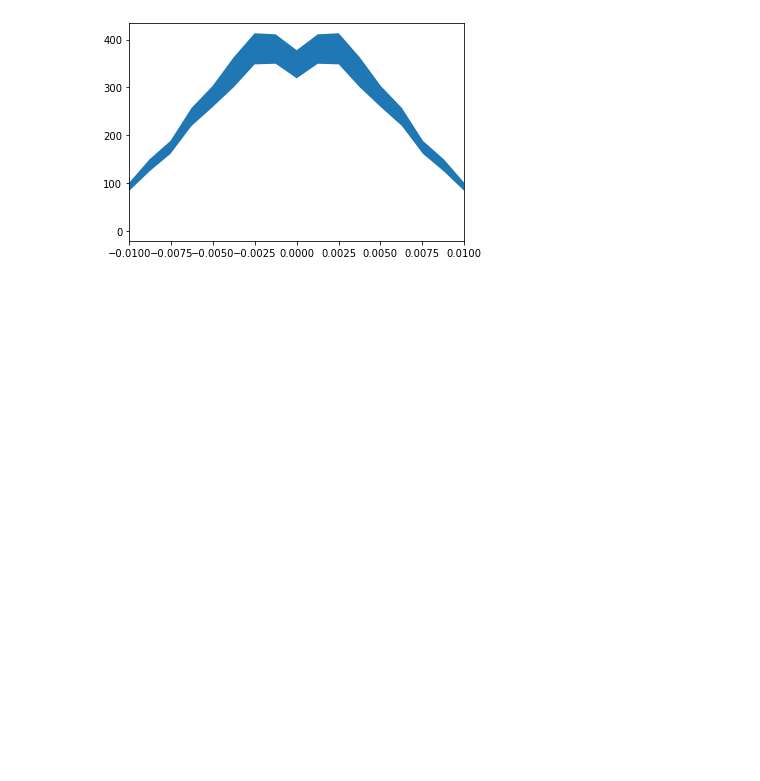
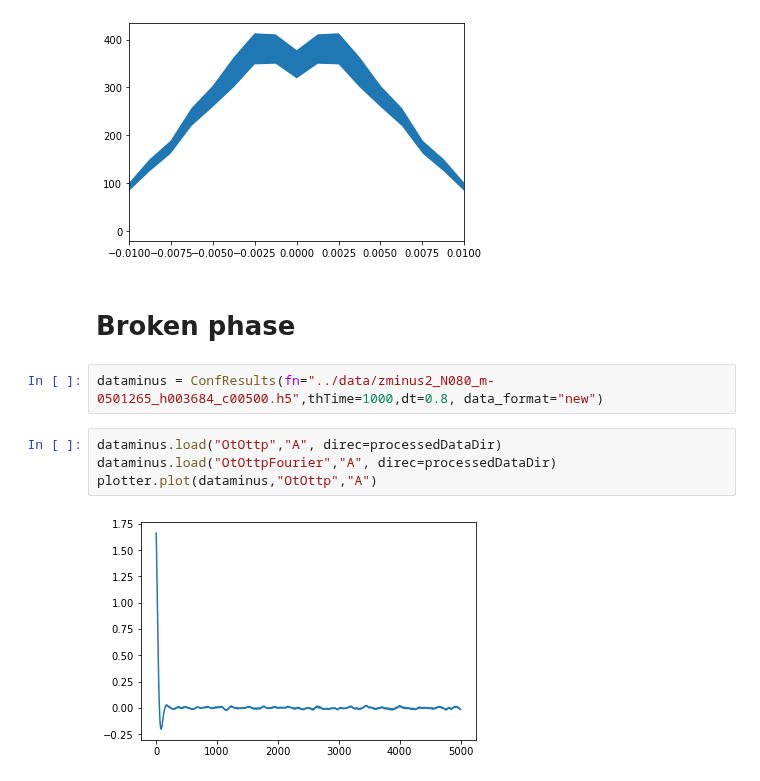
Before and after one commit to jannisgebbo/langevinA, a Jupyter notebook: jupyter_notebooks/superpaper3.ipynb, the cells around one changed output. Saved outputs shown, nothing was run; the diff lists cells and outputs as text; blank space fills up the shorter version.

```diff
--- a/jupyter_notebooks/superpaper3.ipynb
+++ b/jupyter_notebooks/superpaper3.ipynb
@@ -128,3 +150,13 @@ plt.xlim([-0.01,0.01])
 # %% [output]
 (-0.01, 0.01)
 [figure]
+# %% [markdown]
+# Broken phase
+# %%
+dataminus = ConfResults(fn="../data/zminus2_N080_m-0501265_h003684_c00500.h5",thTime=1000,dt=0.8, data_format="new")
+# %%
+dataminus.load("OtOttp","A", direc=processedDataDir)
+dataminus.load("OtOttpFourier","A", direc=processedDataDir)
+plotter.plot(dataminus,"OtOttp","A")
+# %% [output]
+[figure, added]
```
Also changed, not shown: parts of 4 cells of this notebook, 4 other files.
